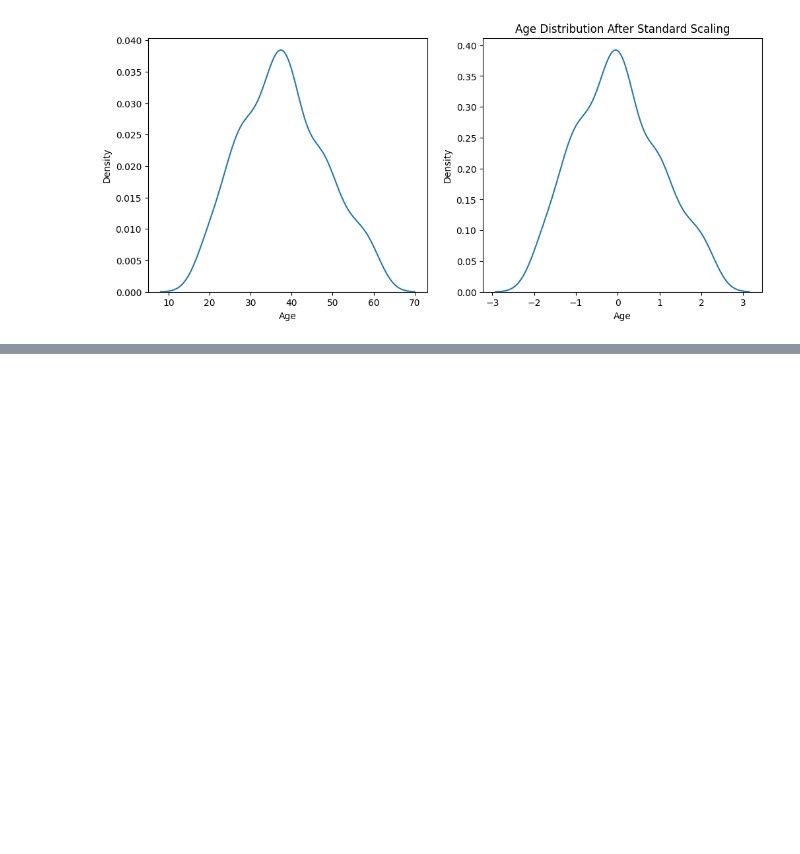
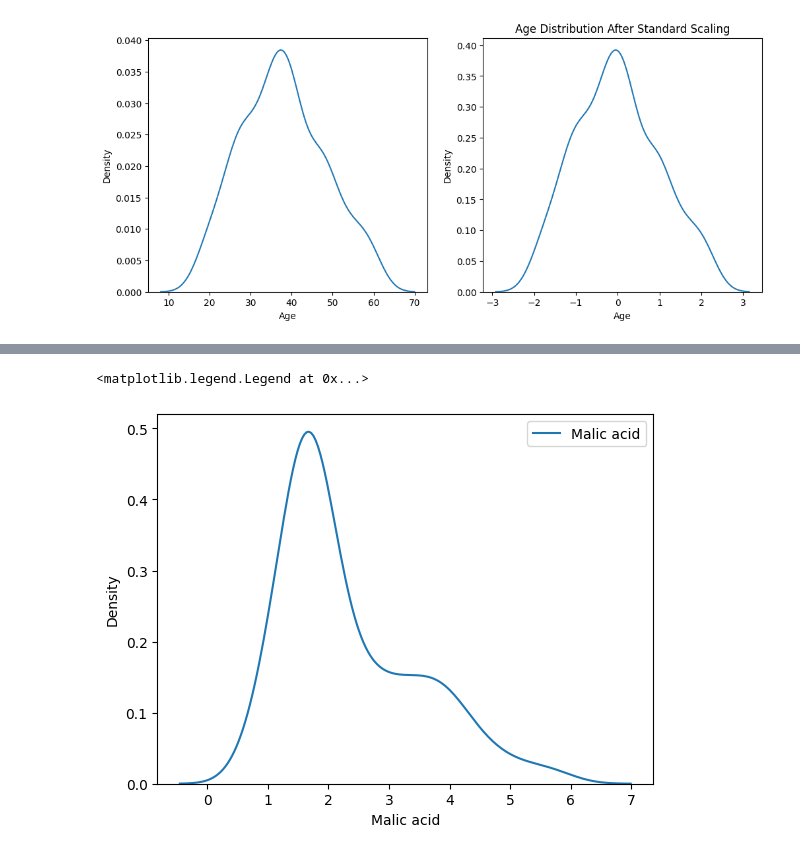
Before and after one commit to rajneesh-y/machine-learning, a Jupyter notebook: feature_scaling.ipynb, the cells around one changed output, grey strips where cells are left out. Drawn from its saved outputs; the diff is of its cells as text; code cells hidden in the pictures; blank space fills up the shorter version.

```diff
--- a/feature_scaling.ipynb
+++ b/feature_scaling.ipynb
@@ -118,0 +143,6 @@ plt. show()
+# %%
+sns.kdeplot(df['Malic acid'],label="Malic acid")
+plt.legend()
+# %% [output]
+<matplotlib.legend.Legend at 0x...>
+[figure, added]
```
Also changed, not shown: parts of 18 cells of this notebook.
